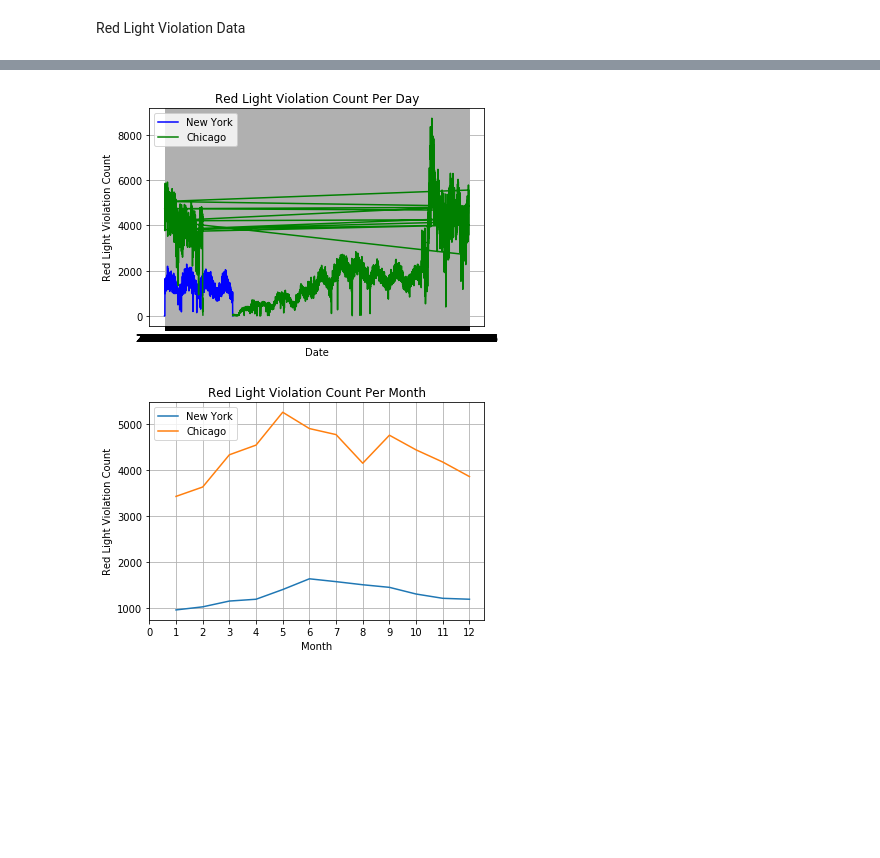
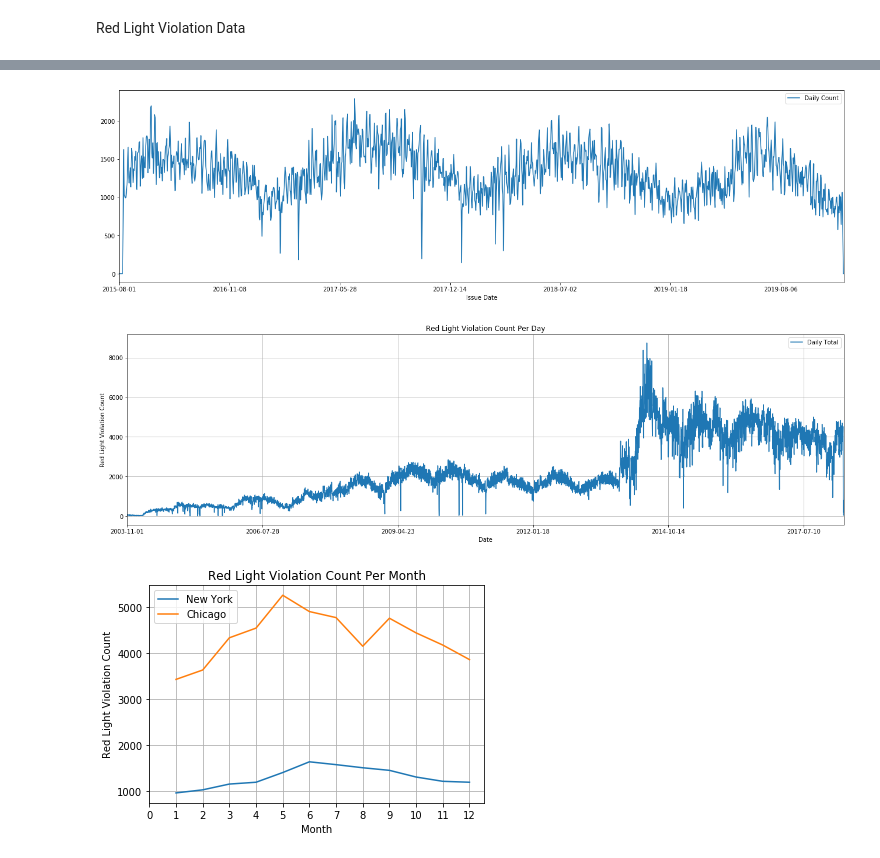
Before and after one commit to junyang42/Project_1, a Jupyter notebook: Summary/Summary.ipynb, the cells around one changed output, grey strips where cells are left out. Drawn from its saved outputs; the diff is of its cells as text; code cells hidden in the pictures; blank space fills up the shorter version.

Commit message:
Modified the code and figures

```diff
--- a/Summary/Summary.ipynb
+++ b/Summary/Summary.ipynb
@@ -34,27 +41,25 @@ new_york_daycount_df = new_york_daycount_df.rename(columns={'State':'Daily Count
 # %%
 # plot data
 # 1. Violation Per Day
-x_daily1 = new_york_daycount_df['Issue Date']
-y_daily1 = new_york_daycount_df['Daily Count']
-x_daily2 = chicago_daycount_df['date']
-y_daily2 = chicago_daycount_df['Daily Total']
+new_york_daycount_df2 = new_york_daycount_df.set_index('Issue Date')
+chicago_daycount_df2 = chicago_daycount_df.set_index('date')
 
-new_york_dailycount, = plt.plot(x_daily1, y_daily1, label='New York', color="blue")
-chicago_dailycount, = plt.plot(x_daily2, y_daily2, label='Chicago', color="green")
-
+new_york_daycount_df2.plot(kind="line", figsize=(22,6), label='New York')
+chicago_daycount_df2.plot(kind="line", figsize=(22,6), label='New York')
 # set labels and sticks
 plt.title("Red Light Violation Count Per Day")
 plt.xlabel("Date")
 plt.ylabel("Red Light Violation Count")
 
 # plt.style.use('seaborn-bright')
 plt.legend()
 plt.grid()
 plt.savefig("DailyCount.png")
 # Show plot
 plt.show()
 # %% [output]
-[figure, old version]
+[figure, new version]
+[figure, added]
 # %%
 # plot data
 # 2. Violation Per Hour
```
Also changed, not shown: parts of 10 cells of this notebook, 3 other files.
